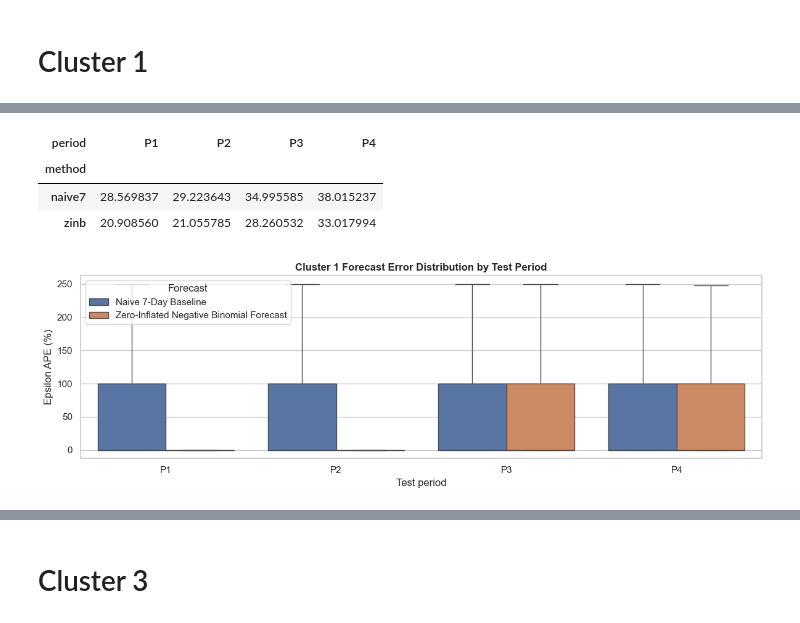
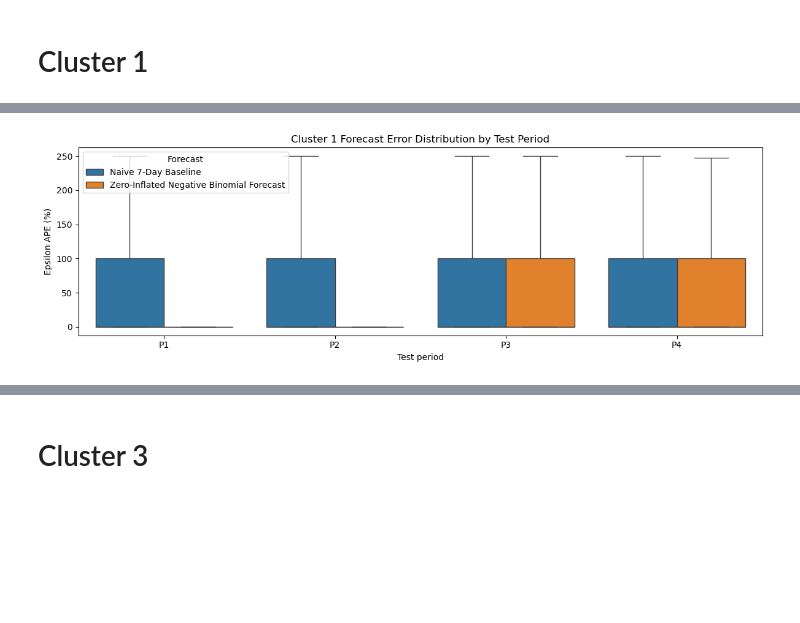
Before and after one commit to CserYe03na/Online_Retail_Forecasting, a Jupyter notebook: c1c3_forecasting.ipynb, the cells around one changed output, grey strips where cells are left out. Drawn from its saved outputs; the diff is of its cells as text; code cells hidden in the pictures; blank space fills up the shorter version.

```diff
--- a/c1c3_forecasting.ipynb
+++ b/c1c3_forecasting.ipynb
@@ -93,46 +107,32 @@ No tuning trials available.
 # %%
 # ============================================
-# 2) Period pivot table for MAPE_0_100
-# ============================================
-def period_metric_pivot(metrics_by_period: pd.DataFrame, metric_col: str):
-    return (
-        metrics_by_period
-        .pivot(index="method", columns="period", values=metric_col)
-        .sort_index()
-    )
-
-display(period_metric_pivot(art_c1.metrics_by_period, "MAPE_0_100"))
-
-
-# ============================================
-# 3) Box plot of errors by period
+# 2) C1 epsilon-APE boxplot by period
 # ============================================
 c1_box_df = art_c1.ape_box_df.copy()
 c1_box_df["method"] = c1_box_df["method"].map({
     "naive7": "Naive 7-Day Baseline",
     "zinb": "Zero-Inflated Negative Binomial Forecast",
 }).fillna(c1_box_df["method"])
+
+output_dir = Path("images/c1_results")
+output_dir.mkdir(parents=True, exist_ok=True)
 
 plt.figure(figsize=(12, 4))
 sns.boxplot(
     data=c1_box_df,
     x="period",
     y="APE_EPS_PCT",
     hue="method",
     showfliers=False,
 )
 plt.title("Cluster 1 Forecast Error Distribution by Test Period")
 plt.ylabel("Epsilon APE (%)")
 plt.xlabel("Test period")
 plt.legend(title="Forecast")
 plt.tight_layout()
 plt.savefig("images/c1_results/c1_error_boxplot_by_period.svg", format="svg", bbox_inches="tight")
 plt.show()
 # %% [output]
-| period | P1 | P2 | P3 | P4 |
-| method |  |  |  |  |
-| naive7 | 28.569837 | 29.223643 | 34.995585 | 38.015237 |
-| zinb | 20.908560 | 21.055785 | 28.260532 | 33.017994 |
-[figure, old version]
+[figure, new version]
 # %%
 # ============================================
```
Also changed, not shown: parts of 8 cells of this notebook, 21 other files.
